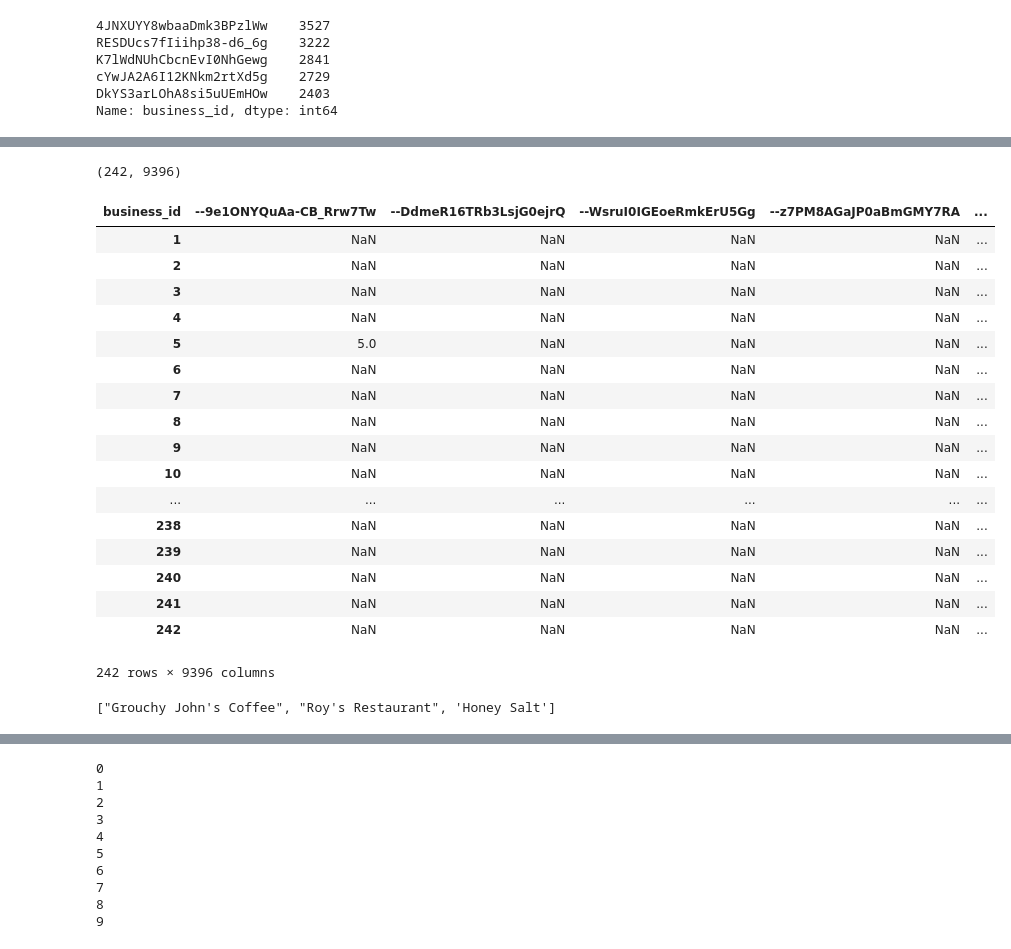
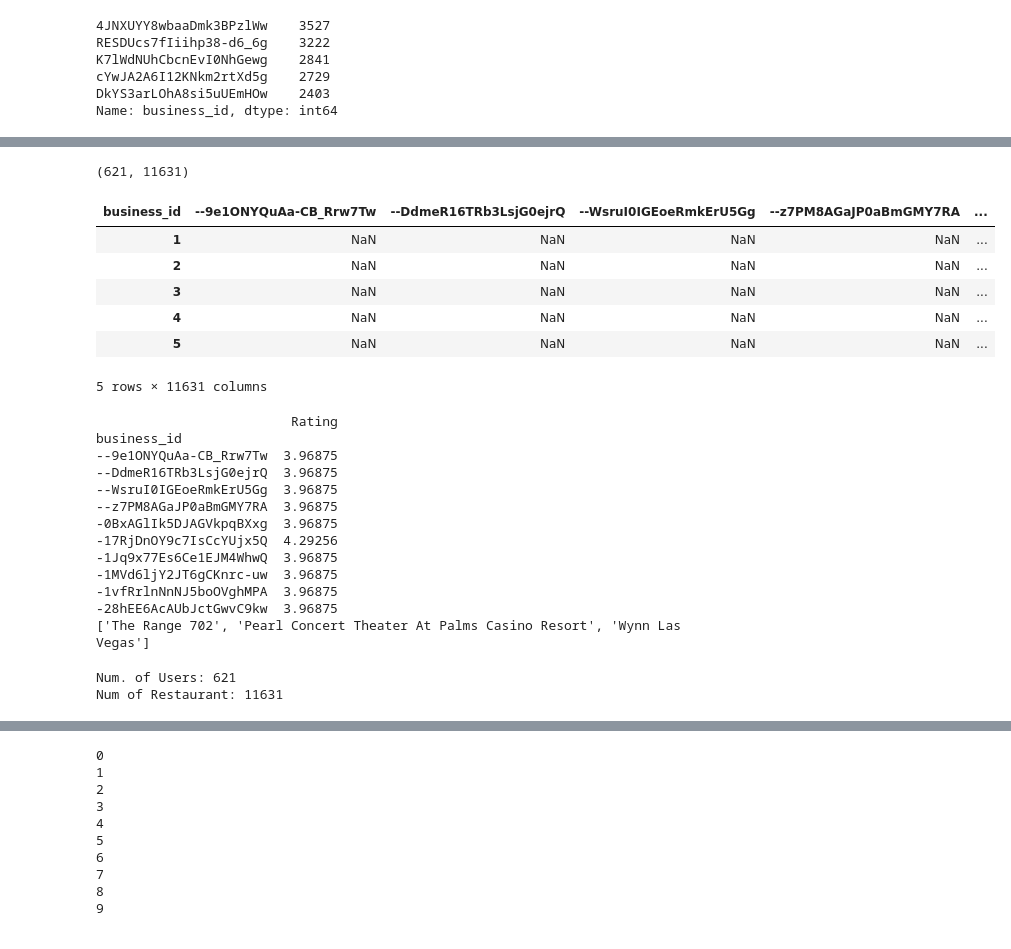
Before and after one commit to toriqyan/IR_project, a Jupyter notebook: User_Collaborative_Filtering.ipynb, the cells around one changed output, grey strips where cells are left out. Drawn from its saved outputs; the diff is of its cells as text; code cells hidden in the pictures.

```diff
--- a/User_Collaborative_Filtering.ipynb
+++ b/User_Collaborative_Filtering.ipynb
@@ -125,6 +105,3 @@ del data_needed['text']
 del data_needed['useful']
 del data_needed['review_id']
 del data_needed['date']
-# %%
-data_needed.index=range(1,35223)
-data_needed.head()
@@ -137,0 +113,8 @@ data_needed.head()
+# %%
+import numpy as np
+business_extracted = list(np.load('ids.npy'))
+business_index_match = [i for i in range(1,len(data_needed)+1) if data_needed.business_id[i] in business_extracted]
+# %%
+#index_intersection = list(set(extracted_data_index).intersection(business_index_match))
+data_needed = data.loc[business_index_match]
+data_needed.head(2)
@@ -141,32 +143,21 @@ userItemRatingMatrix=pd.pivot_table(data_needed,values='stars',index='user_id',c
 # %%
 # How many users and how many restaurant there are
-userItemRatingMatrix.index=range(1,243)
+userItemRatingMatrix.index=range(1,622)
 numUsers=max(userItemRatingMatrix.index)
 numBusiness=len(userItemRatingMatrix.columns)
 (numUsers,numBusiness)
 # %% [output]
-(242, 9396)
+(621, 11631)
 # %%
-userItemRatingMatrix
+userItemRatingMatrix.head()
 # %% [output]
 | business_id | --9e1ONYQuAa-CB_Rrw7Tw | --DdmeR16TRb3LsjG0ejrQ | --WsruI0IGEoeRmkErU5Gg | --z7PM8AGaJP0aBmGMY7RA | ... |
 | 1 | NaN | NaN | NaN | NaN | ... |
 | 2 | NaN | NaN | NaN | NaN | ... |
 | 3 | NaN | NaN | NaN | NaN | ... |
 | 4 | NaN | NaN | NaN | NaN | ... |
-| 5 | 5.0 | NaN | NaN | NaN | ... |
-| 6 | NaN | NaN | NaN | NaN | ... |
-| 7 | NaN | NaN | NaN | NaN | ... |
-| 8 | NaN | NaN | NaN | NaN | ... |
-| 9 | NaN | NaN | NaN | NaN | ... |
-| 10 | NaN | NaN | NaN | NaN | ... |
-| ... | ... | ... | ... | ... | ... |
-| 238 | NaN | NaN | NaN | NaN | ... |
-| 239 | NaN | NaN | NaN | NaN | ... |
-| 240 | NaN | NaN | NaN | NaN | ... |
-| 241 | NaN | NaN | NaN | NaN | ... |
-| 242 | NaN | NaN | NaN | NaN | ... |
+| 5 | NaN | NaN | NaN | NaN | ... |
-242 rows × 9396 columns
+5 rows × 11631 columns
 # %%
 from scipy.spatial.distance import correlation
 import numpy as np
@@ -226,7 +218,28 @@ def topNRecommendations(activeUser,N):
     #topRecommendationTitles = [business_info_dict.get(key) for key in topRecommendations.index[]]
     return TopRecommendationTitles
 # %%
-activeUser=2
+activeUser=17
 print(topNRecommendations(activeUser,3))
 # %% [output]
-["Grouchy John's Coffee", "Roy's Restaurant", 'Honey Salt']
+                         Rating
+business_id
+--9e1ONYQuAa-CB_Rrw7Tw  3.96875
+--DdmeR16TRb3LsjG0ejrQ  3.96875
+--WsruI0IGEoeRmkErU5Gg  3.96875
+--z7PM8AGaJP0aBmGMY7RA  3.96875
+-0BxAGlIk5DJAGVkpqBXxg  3.96875
+-17RjDnOY9c7IsCcYUjx5Q  4.29256
+-1Jq9x77Es6Ce1EJM4WhwQ  3.96875
+-1MVd6ljY2JT6gCKnrc-uw  3.96875
+-1vfRrlnNnNJ5boOVghMPA  3.96875
+-28hEE6AcAUbJctGwvC9kw  3.96875
+['The Range 702', 'Pearl Concert Theater At Palms Casino Resort', 'Wynn Las Vegas']
+# %%
+n_users_extracted = data_needed.user_id.nunique()
+n_items_extracted = data_needed.business_id.nunique()
+
+print('Num. of Users: '+ str(n_users_extracted))
+print('Num of Restaurant: '+str(n_items_extracted))
+# %% [output]
+Num. of Users: 621
+Num of Restaurant: 11631
```
Also changed, not shown: parts of 33 cells of this notebook.
